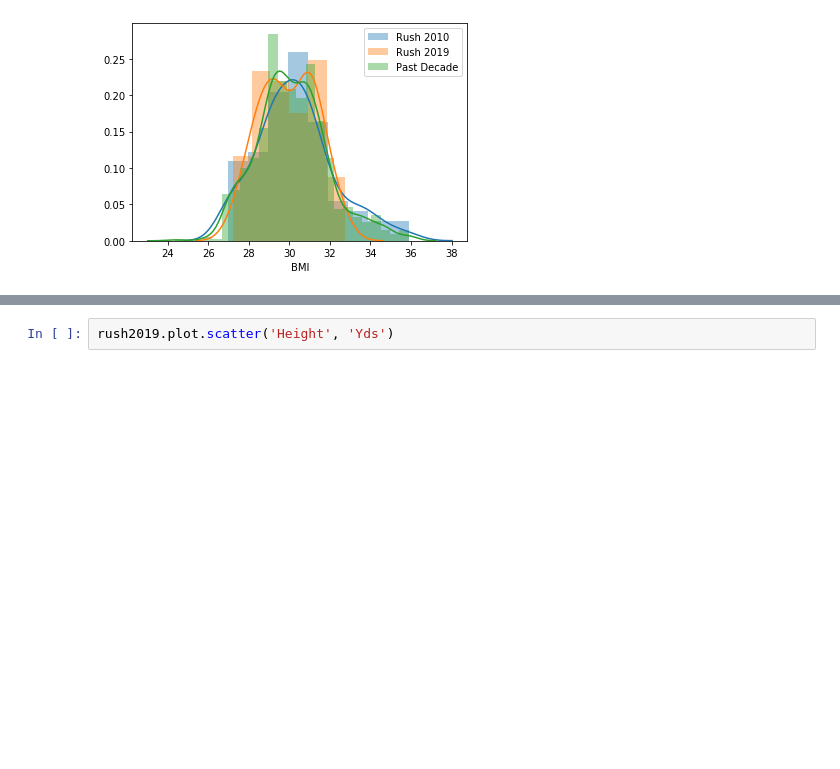
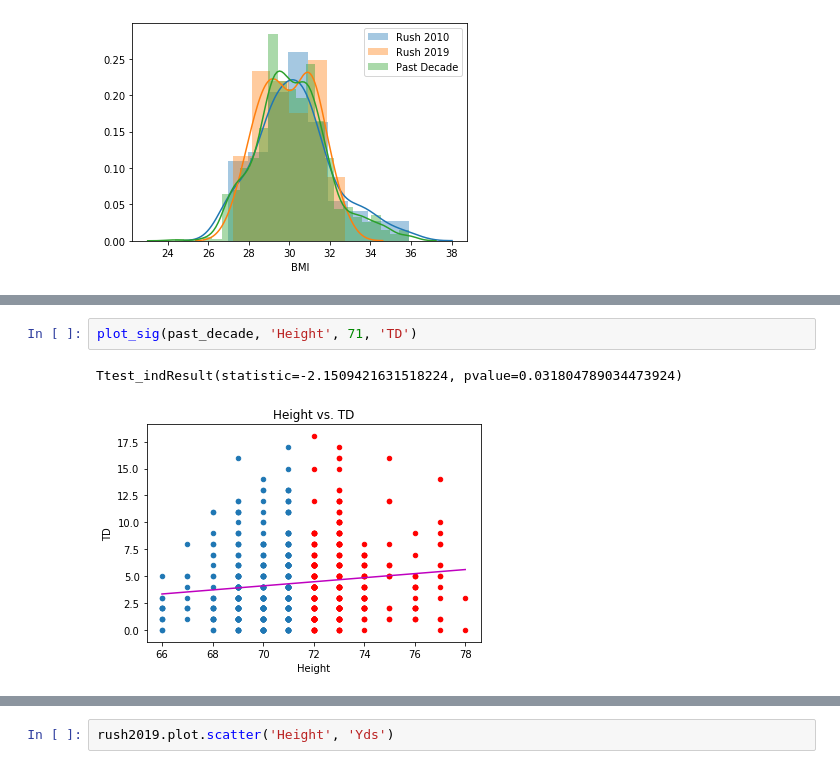
Before and after one commit to shaikh23/Nfl-Analysis, a Jupyter notebook: Rushing.ipynb, the cells around one changed output, grey strips where cells are left out. Saved outputs shown, nothing was run; the diff lists cells and outputs as text; blank space fills up the shorter version.

```diff
--- a/Rushing.ipynb
+++ b/Rushing.ipynb
@@ -101,0 +125,5 @@ Ttest_indResult(statistic=-13.071472879994339, pvalue=2.4252426917019184e-26)
+# %%
+plot_sig(past_decade, 'Height', 71, 'TD')
+# %% [output]
+Ttest_indResult(statistic=-2.1509421631518224, pvalue=0.031804789034473924)
+[figure, added]
```
Also changed, not shown: parts of 11 cells of this notebook.
